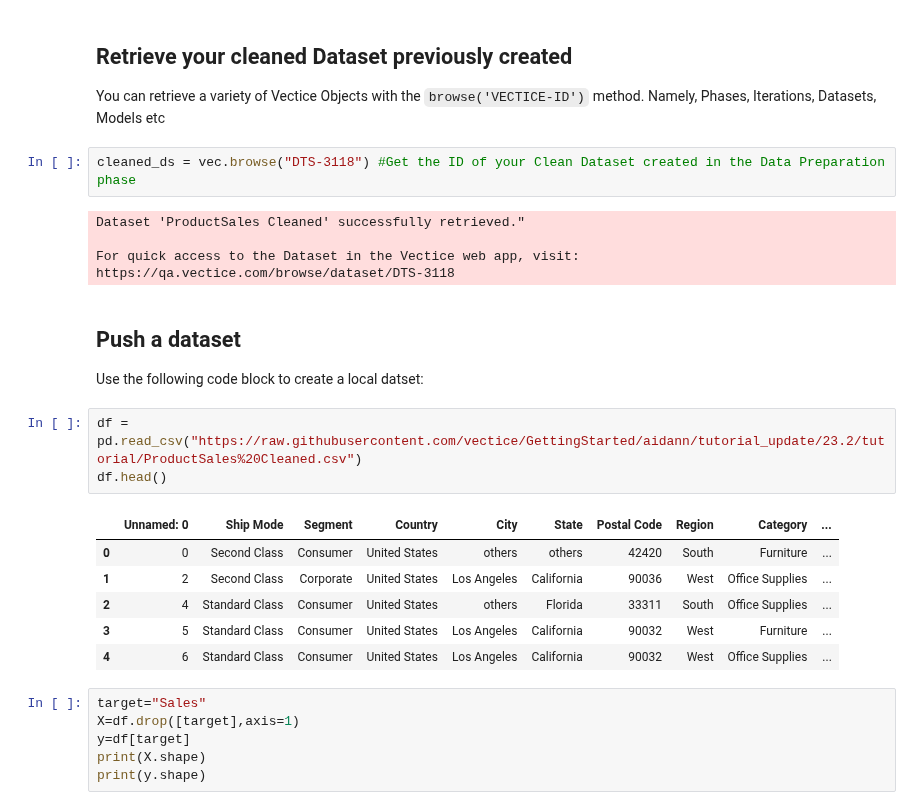
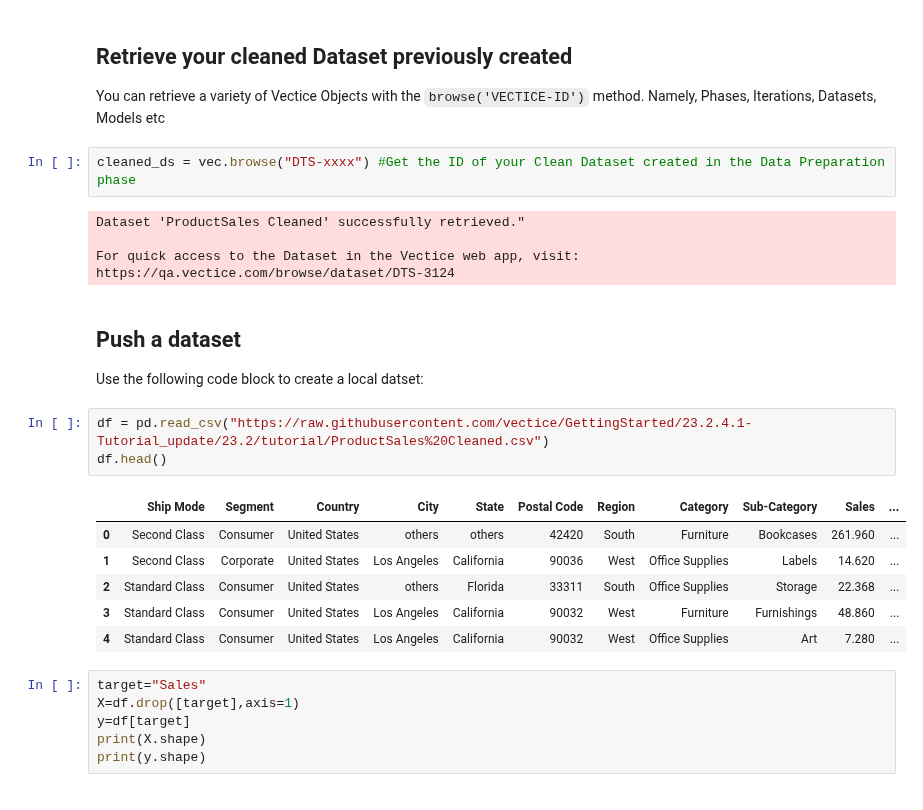
Before and after one commit to vectice/GettingStarted, a Jupyter notebook: 23.2/tutorial/Modeling.ipynb, the cells around one changed output. Cells and saved outputs as stored; diff of their text form.

Commit message:
update tutorial

```diff
--- a/23.2/tutorial/Modeling.ipynb
+++ b/23.2/tutorial/Modeling.ipynb
@@ -86,26 +86,26 @@ https://qa.vectice.com/browse/iteration/ITR-2243
 ## Retrieve your cleaned Dataset previously created
 You can retrieve a variety of Vectice Objects with the `browse('VECTICE-ID')` method. Namely, Phases, Iterations, Datasets, Models etc
 # %%
-cleaned_ds = vec.browse("DTS-3118") #Get the ID of your Clean Dataset created in the Data Preparation phase
+cleaned_ds = vec.browse("DTS-xxxx") #Get the ID of your Clean Dataset created in the Data Preparation phase
 # %% [output]
 Dataset 'ProductSales Cleaned' successfully retrieved."
 
 For quick access to the Dataset in the Vectice web app, visit:
-https://qa.vectice.com/browse/dataset/DTS-3118
+https://qa.vectice.com/browse/dataset/DTS-3124
 # %% [markdown]
 ## Push a dataset
 
 Use the following code block to create a local datset:
 # %%
-df = pd.read_csv("https://raw.githubusercontent.com/vectice/GettingStarted/aidann/tutorial_update/23.2/tutorial/ProductSales%20Cleaned.csv")
+df = pd.read_csv("https://raw.githubusercontent.com/vectice/GettingStarted/23.2.4.1-Tutorial_update/23.2/tutorial/ProductSales%20Cleaned.csv")
 df.head()
 # %% [output]
-|  | Unnamed: 0 | Ship Mode | Segment | Country | City | State | Postal Code | Region | Category | ... |
-| 0 | 0 | Second Class | Consumer | United States | others | others | 42420 | South | Furniture | ... |
-| 1 | 2 | Second Class | Corporate | United States | Los Angeles | California | 90036 | West | Office Supplies | ... |
-| 2 | 4 | Standard Class | Consumer | United States | others | Florida | 33311 | South | Office Supplies | ... |
-| 3 | 5 | Standard Class | Consumer | United States | Los Angeles | California | 90032 | West | Furniture | ... |
-| 4 | 6 | Standard Class | Consumer | United States | Los Angeles | California | 90032 | West | Office Supplies | ... |
+|  | Ship Mode | Segment | Country | City | State | Postal Code | Region | Category | Sub-Category | Sales | ... |
+| 0 | Second Class | Consumer | United States | others | others | 42420 | South | Furniture | Bookcases | 261.960 | ... |
+| 1 | Second Class | Corporate | United States | Los Angeles | California | 90036 | West | Office Supplies | Labels | 14.620 | ... |
+| 2 | Standard Class | Consumer | United States | others | Florida | 33311 | South | Office Supplies | Storage | 22.368 | ... |
+| 3 | Standard Class | Consumer | United States | Los Angeles | California | 90032 | West | Furniture | Furnishings | 48.860 | ... |
+| 4 | Standard Class | Consumer | United States | Los Angeles | California | 90032 | West | Office Supplies | Art | 7.280 | ... |
 # %%
 target="Sales"
 X=df.drop([target],axis=1)
```
Also changed, not shown: parts of 9 cells of this notebook, 9 other files.
